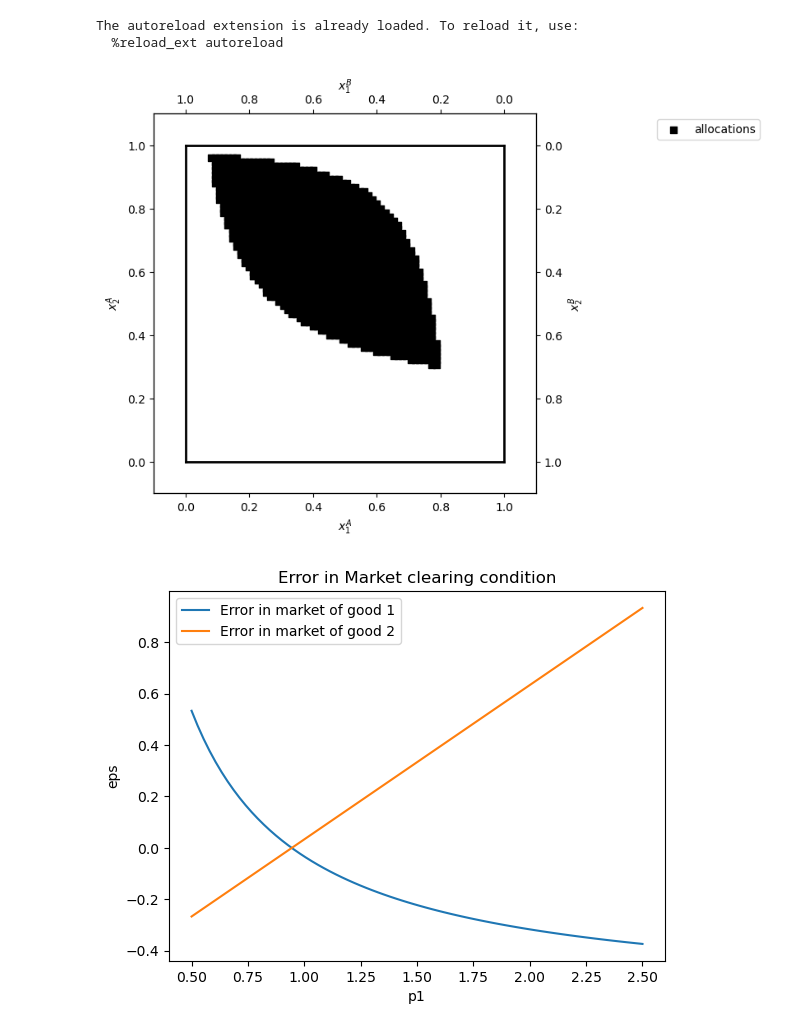
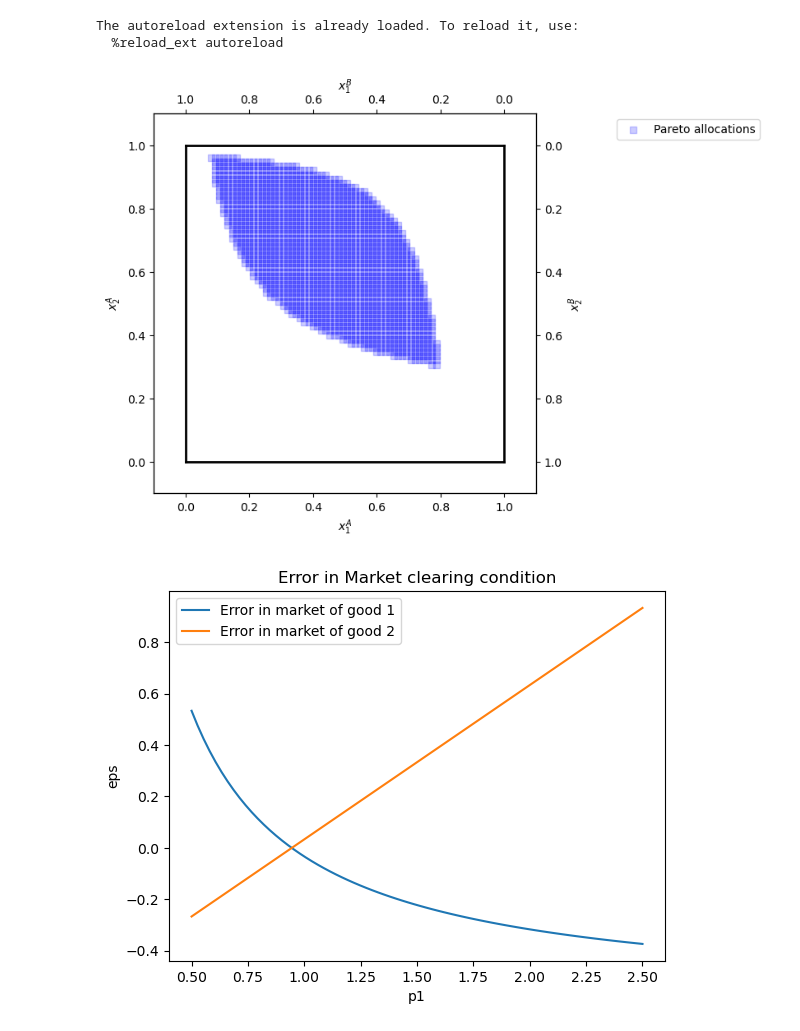
Before and after one commit to NumEconCopenhagen/projects-2024-bolo, a Jupyter notebook: inauguralproject/inauguralproject.ipynb, the cells around one changed output. Cells and saved outputs as stored; diff of their text form; code cells hidden in the pictures.

```diff
--- a/inauguralproject/inauguralproject.ipynb
+++ b/inauguralproject/inauguralproject.ipynb
@@ -25,38 +25,36 @@ x1a_pareto_optimal, x2a_pareto_optimal= model.pareto_opt_allocations()
 #plot the edgeworth box
 w1bar = 1.0
 w2bar = 1.0
-
 # b. figure set up
 fig = plt.figure(frameon=True,figsize=(6,6), dpi=100)
 ax_A = fig.add_subplot(1, 1, 1)
 
 ax_A.set_xlabel("$x_1^A$")
 ax_A.set_ylabel("$x_2^A$")
 
 temp = ax_A.twinx()
 temp.set_ylabel("$x_2^B$")
 ax_B = temp.twiny()
 ax_B.set_xlabel("$x_1^B$")
 ax_B.invert_xaxis()
 ax_B.invert_yaxis()
 
 # A
-ax_A.scatter(x1a_pareto_optimal,x2a_pareto_optimal,marker='s',color='black',label='allocations')
-
+ax_A.scatter(x1a_pareto_optimal,x2a_pareto_optimal,marker='s',color='blue',label='Pareto allocations',alpha=0.2)
 # limits
 ax_A.plot([0,w1bar],[0,0],lw=2,color='black')
 ax_A.plot([0,w1bar],[w2bar,w2bar],lw=2,color='black')
 ax_A.plot([0,0],[0,w2bar],lw=2,color='black')
 ax_A.plot([w1bar,w1bar],[0,w2bar],lw=2,color='black')
 
 ax_A.set_xlim([-0.1, w1bar + 0.1])
 ax_A.set_ylim([-0.1, w2bar + 0.1])
 ax_B.set_xlim([w1bar + 0.1, -0.1])
 ax_B.set_ylim([w2bar + 0.1, -0.1])
 
 ax_A.legend(frameon=True,loc='upper right',bbox_to_anchor=(1.6,1.0));
 # %% [output]
-[figure, old version]
+[figure, new version]
 # %%
 #Question 2
 
```
Also changed, not shown: parts of 1 cell of this notebook, 5 other files.
